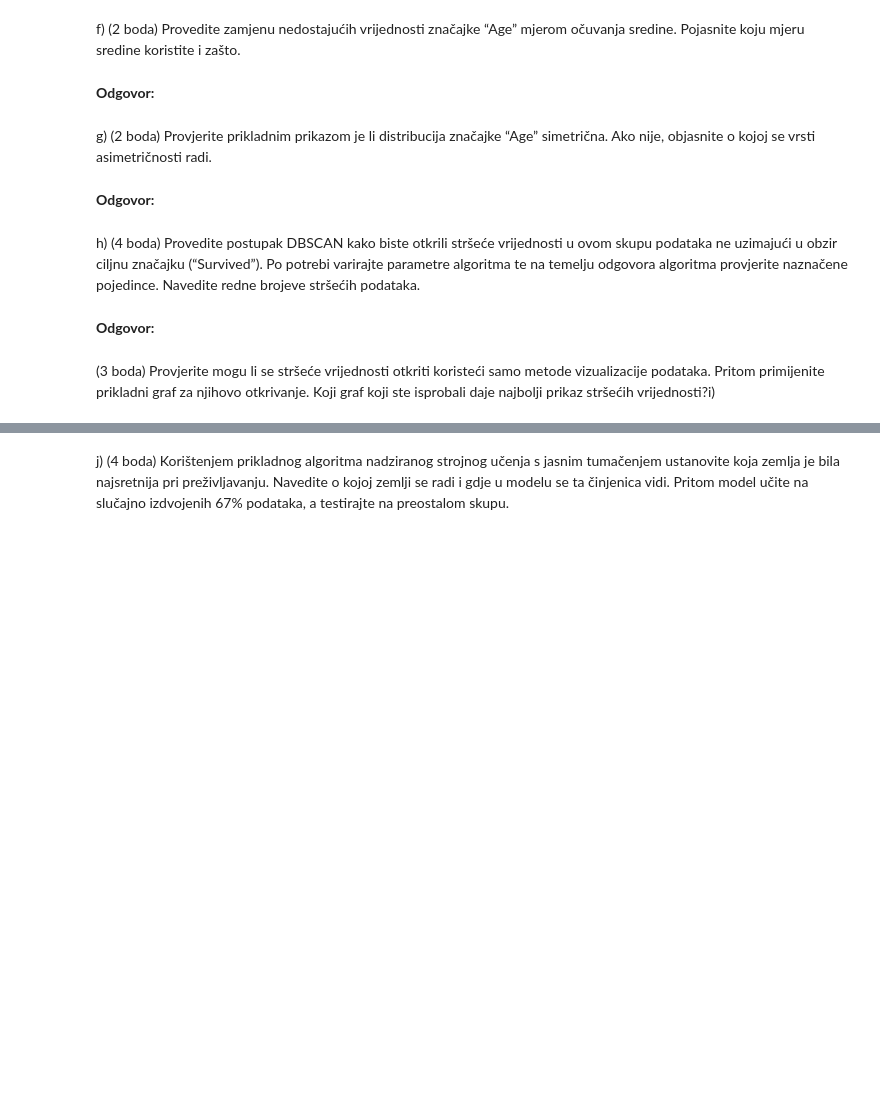
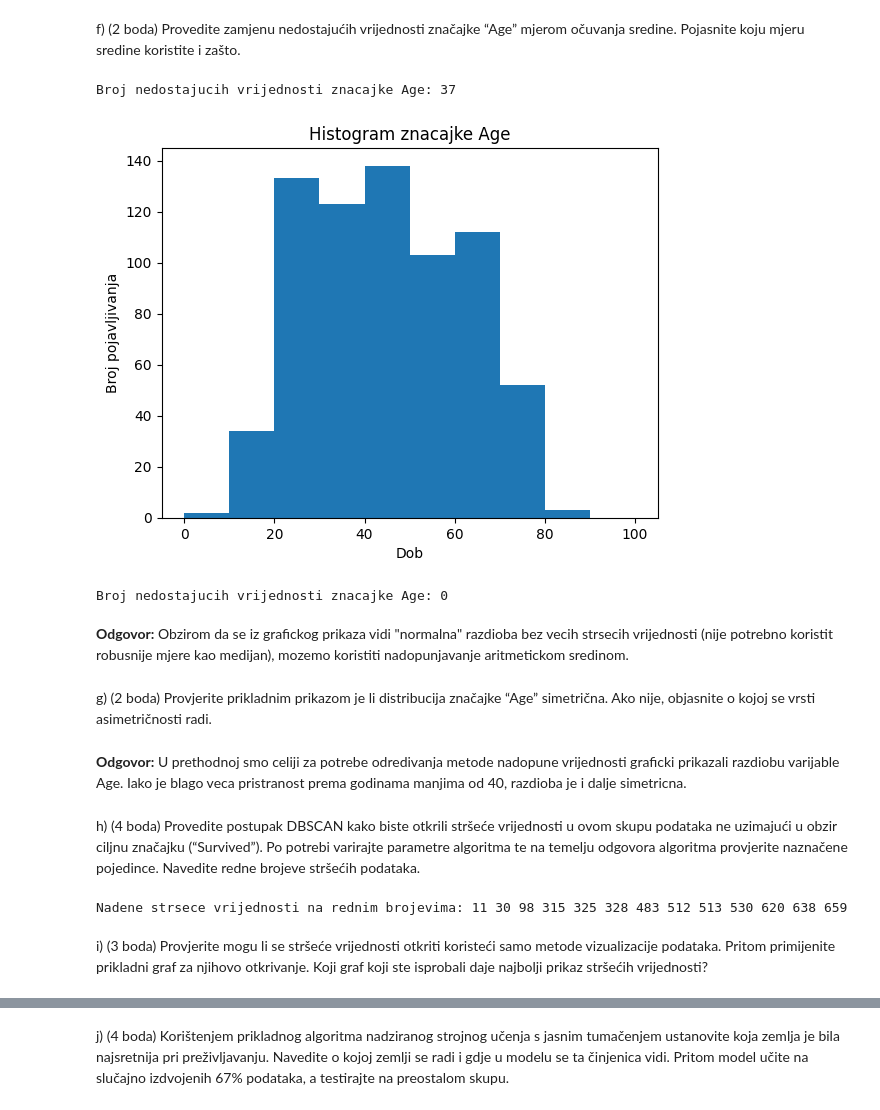
Before and after one commit to domamaric/UZOP, a Jupyter notebook: uzop_ogledni_ZI.ipynb, the cells around one changed output, grey strips where cells are left out. Saved outputs shown, nothing was run; the diff lists cells and outputs as text; code cells hidden in the pictures; blank space fills up the shorter version.

```diff
--- a/uzop_ogledni_ZI.ipynb
+++ b/uzop_ogledni_ZI.ipynb
@@ -35,0 +64,3 @@ numeričke vrijednosti.
+# %%
+cleaned_df = df.drop(['PassengerId', 'Firstname', 'Lastname'], axis=1)
+cleaned_df.head()
@@ -35,0 +74,14 @@ numeričke vrijednosti.
+# %%
+from sklearn.preprocessing import LabelEncoder
+
+le = LabelEncoder()  # We use label encoding especially on Country variable due to many different options
+le.fit(cleaned_df.loc[:, 'Sex'])
+cleaned_df.loc[:, 'Sex'] = le.transform(cleaned_df.loc[:, 'Sex'])
+
+le.fit(cleaned_df.loc[:, 'Category'])
+cleaned_df.loc[:, 'Category'] = le.transform(cleaned_df.loc[:, 'Category'])
+
+le.fit(cleaned_df.loc[:, 'Country'])
+cleaned_df.loc[:, 'Country'] = le.transform(cleaned_df.loc[:, 'Country'])
+
+cleaned_df.head()
@@ -36,21 +95,47 @@ numeričke vrijednosti.
 # %% [markdown]
 f) (2 boda) Provedite zamjenu nedostajućih vrijednosti značajke “Age” mjerom
 očuvanja sredine. Pojasnite koju mjeru sredine koristite i zašto.
+# %%
+print(f"Broj nedostajucih vrijednosti znacajke Age: {cleaned_df['Age'].isna().sum()}")
+
+plt.hist(cleaned_df['Age'], range=(0, 100))
+plt.xlabel('Dob')
+plt.ylabel('Broj pojavljivanja')
+plt.title('Histogram znacajke Age')
+plt.show()
+
+cleaned_df['Age'] = cleaned_df['Age'].fillna(cleaned_df['Age'].mean())
+
+print(f"Broj nedostajucih vrijednosti znacajke Age: {cleaned_df['Age'].isna().sum()}")
+# %% [output]
+Broj nedostajucih vrijednosti znacajke Age: 37
+[figure, added]
+Broj nedostajucih vrijednosti znacajke Age: 0
 # %% [markdown]
-**Odgovor:**
+**Odgovor:** Obzirom da se iz grafickog prikaza vidi "normalna" razdioba bez vecih strsecih vrijednosti (nije potrebno koristit robusnije mjere kao medijan), mozemo koristiti nadopunjavanje aritmetickom sredinom.
 # %% [markdown]
 g) (2 boda) Provjerite prikladnim prikazom je li distribucija značajke “Age”
 simetrična. Ako nije, objasnite o kojoj se vrsti asimetričnosti radi.
 # %% [markdown]
-**Odgovor:**
+**Odgovor:** U prethodnoj smo celiji za potrebe odredivanja metode nadopune vrijednosti graficki prikazali razdiobu varijable Age. Iako je blago veca pristranost prema godinama manjima od 40, razdioba je i dalje simetricna.
 # %% [markdown]
 h) (4 boda) Provedite postupak DBSCAN kako biste otkrili stršeće vrijednosti u ovom
 skupu podataka ne uzimajući u obzir ciljnu značajku (“Survived”). Po potrebi
 varirajte parametre algoritma te na temelju odgovora algoritma provjerite
 naznačene pojedince. Navedite redne brojeve stršećih podataka.
-# %% [markdown]
-**Odgovor:**
+# %%
+import numpy as np
+
+from sklearn.cluster import DBSCAN
+
+dbscan = DBSCAN(eps=3, min_samples=4)
+dbscan.fit(cleaned_df.iloc[:, :-1])
+
+labels = dbscan.labels_
+outliers = np.where(labels == -1)[0]
+
+print("Nadene strsece vrijednosti na rednim brojevima:", *outliers)
+# %% [output]
+Nadene strsece vrijednosti na rednim brojevima: 11 30 98 315 325 328 483 512 513 530 620 638 659
 # %% [markdown]
-(3 boda) Provjerite mogu li se stršeće vrijednosti otkriti koristeći samo metode
-vizualizacije podataka. Pritom primijenite prikladni graf za njihovo otkrivanje.
-Koji graf koji ste isprobali daje najbolji prikaz stršećih vrijednosti?i)
+i) (3 boda) Provjerite mogu li se stršeće vrijednosti otkriti koristeći samo metode vizualizacije podataka. Pritom primijenite prikladni graf za njihovo otkrivanje. Koji graf koji ste isprobali daje najbolji prikaz stršećih vrijednosti?
```
Also changed, not shown: parts of 20 cells of this notebook.
